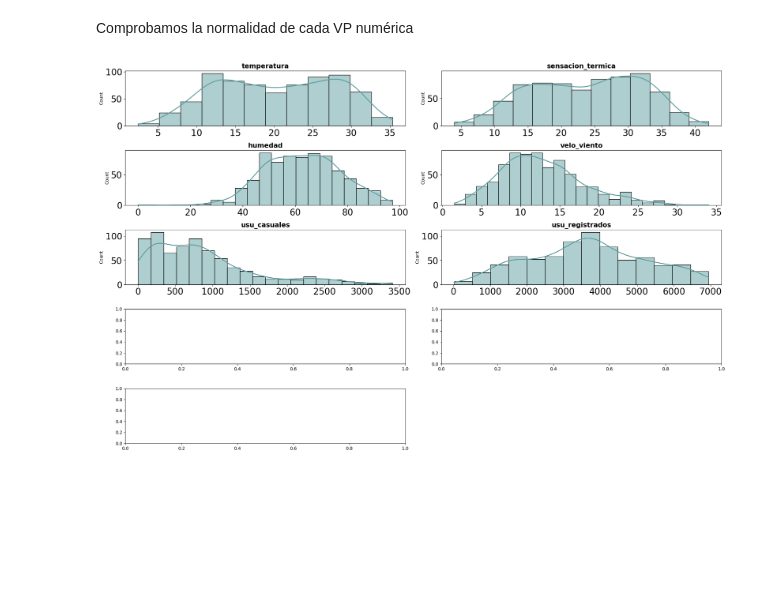
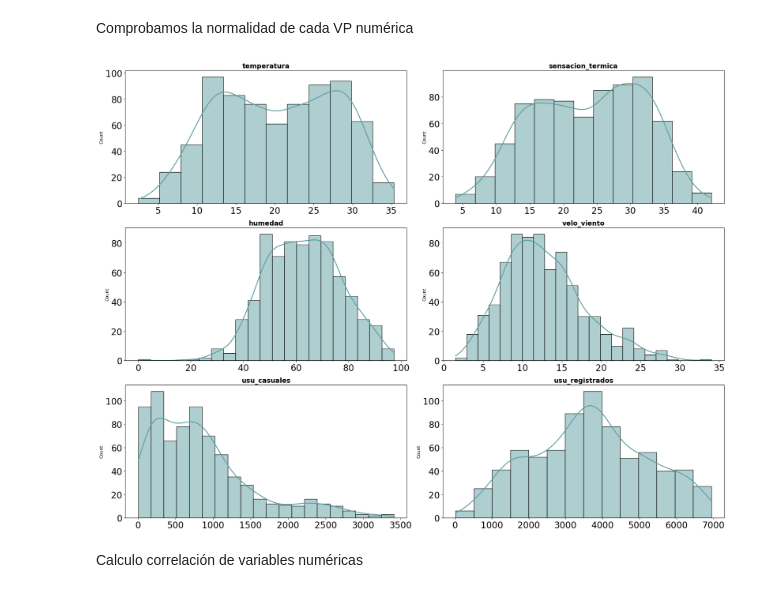
Before and after one commit to GriselleAlanis/project-da-promoE-module3-team1, a Jupyter notebook: Visualizaciones.ipynb, the cells around one changed output. Cells and saved outputs as stored; diff of their text form; code cells hidden in the pictures; blank space fills up the shorter version.

Commit message:
exploración visual añadida

```diff
--- a/Visualizaciones.ipynb
+++ b/Visualizaciones.ipynb
@@ -58,4 +56,6 @@ A la vista de estos valores, hemos decidido reemplazar estos dos outliers por la
+# %%
+mediana_humedad = df[(df["año"] == 2018) & (df["meteo"] == "buen tiempo")]["humedad"].median()
+# %%
+df.loc[df["fecha"] == "2018-02-19", "humedad"] = mediana_humedad
 # %%
-df[df["fecha"] == "2018-02-19"]["humedad"] = df[(df["estacion"] == "invierno") & (df["meteo"] == "buen tiempo")]["humedad"].median()
+df.loc[df["fecha"] == "2018-03-10", "humedad"] = df[(df["año"] == 2018) & (df["meteo"] == "ligeramente mal tiempo")]["humedad"].median()
-# %%
-df[df["fecha"] == "2018-03-10"]["humedad"] = df[(df["estacion"] == "invierno") & (df["meteo"] == "ligeramente mal tiempo")]["humedad"].median()
@@ -125,27 +89,26 @@ fig.tight_layout();
 # %% [markdown]
 Comprobamos la normalidad de cada VP numérica
 # %%
-fig, axes = plt.subplots(nrows = 6, ncols = 2, figsize = (20, 15))
+fig, axes = plt.subplots(nrows = 3, ncols = 2, figsize = (20, 15))
 axes = axes.flat
 
 num = df.select_dtypes(include = np.number).columns
 num = num.drop("total_alquiler")
 
 for i, colum in enumerate(num):
     sns.histplot(
         data = df,
         x = colum,
         kde = True,
         color = "cadetblue",
         line_kws = {"linewidth": 2},
         alpha = 0.5,
         ax = axes[i])
     axes[i].set_title(colum, fontsize = 15, fontweight = "bold")
     axes[i].tick_params(labelsize = 20)
     axes[i].set_xlabel("")
-    fig.tight_layout()
-fig.delaxes(axes[-1])
-fig.delaxes(axes[-2])
-fig.delaxes(axes[-3]);
+    fig.tight_layout();
 # %% [output]
-[figure, old version]
+[figure, new version]
+# %% [markdown]
+Calculo correlación de variables numéricas
```
Also changed, not shown: parts of 16 cells of this notebook, 1 other file.
